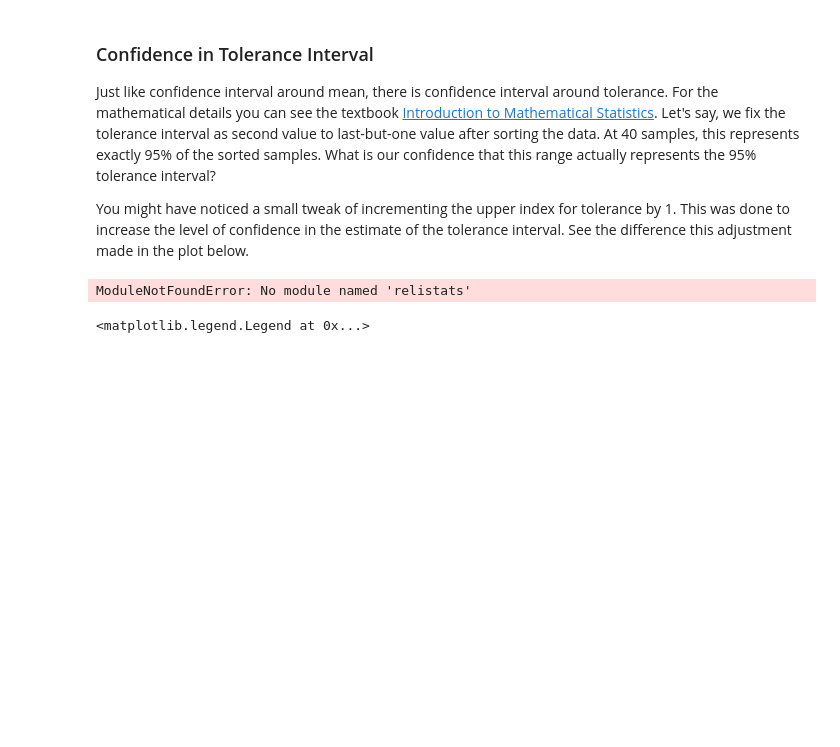
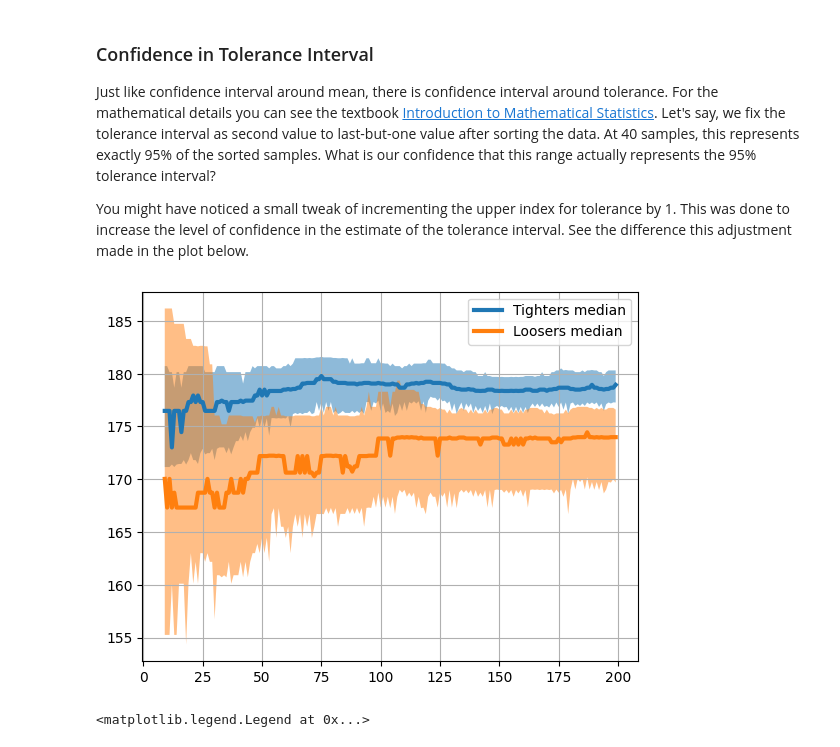
Before and after one commit to sanjaymjoshi/relistats, a Jupyter notebook: example/explore_quantile.ipynb, the cells around one changed output. Cells and saved outputs as stored; diff of their text form; code cells hidden in the pictures; blank space fills up the shorter version.

```diff
--- a/example/explore_quantile.ipynb
+++ b/example/explore_quantile.ipynb
@@ -156,33 +156,33 @@ plt.grid()
 Just like confidence interval around mean, there is confidence interval around tolerance. For the mathematical details you can see the textbook [Introduction to Mathematical Statistics](https://online.stat.psu.edu/stat415/lesson/19/19.2). Let's say, we fix the tolerance interval as second value to last-but-one value after sorting the data. At 40 samples, this represents exactly 95% of the sorted samples. What is our confidence that this range actually represents the 95% tolerance interval?
 
 You might have noticed a small tweak of incrementing the upper index for tolerance by 1. This was done to increase the level of confidence in the estimate of the tolerance interval. See the difference this adjustment made in the plot below.
-# %%
-
-from relistats.quantile import confidence_in_quantile
-
-x_ax = range(5, num_test_samples)
-all_conf = []
-all_conf_adj = []
-tolerance = 0.95
-for n in x_ax:
-    (lo_id, hi_id) = get_quantile_indices(n, tolerance)
-    conf = confidence_in_quantile(hi_id, n, tolerance) - confidence_in_quantile(lo_id, n, tolerance)
-    all_conf.append(conf*100)
-
-     # Increment hi_id for higher confidence
-    hi_id = min(hi_id+1, n-1)
-    conf_adj = confidence_in_quantile(hi_id, n, tolerance) - confidence_in_quantile(lo_id, n, tolerance)
-    all_conf_adj.append(conf_adj*100)
-
-
-plt.plot(x_ax, all_conf,label="Without adjustment", color="blue")
-plt.plot(x_ax, all_conf_adj, label="With adjustment", color="green")
-plt.xlabel("Number of samples")
-plt.ylabel(f"Confidence in {tolerance*100:0.1f}% tolerance")
-plt.legend()
-plt.grid()
-# %% [output]
-ModuleNotFoundError: No module named 'relistats'
+# %%
+
+from relistats.quantile import median_interval
+
+def plot_median_confidence(orchard: OrchardStats) -> None:
+    num_test_samples = len(orchard.test_samples)
+    x_ax = range(num_test_samples)
+    x_ax_1 = x_ax[9:]
+    med = []
+    median_lo = []
+    median_hi = []
+    for n in x_ax_1:
+        samples = sorted(orchard.test_samples[:n])
+        med.append(samples[(n+1)//2-1])
+        (v_lo, v_hi) = median_interval(0.95, orchard.test_samples[:n])
+        median_lo.append(v_lo)
+        median_hi.append(v_hi)
+
+    plt.plot(x_ax_1, med, label=f"{orchard.name} median", linewidth=3)
+    plt.fill_between(x_ax_1, median_lo, median_hi, alpha=0.5)
+
+plot_median_confidence(tighters)
+plot_median_confidence(loosers)
+plt.legend()
+plt.grid()
+# %% [output]
+[figure, added]
 # %%
 from relistats.quantile import assurance_in_quantile
 
```
Also changed, not shown: parts of 1 cell of this notebook.
